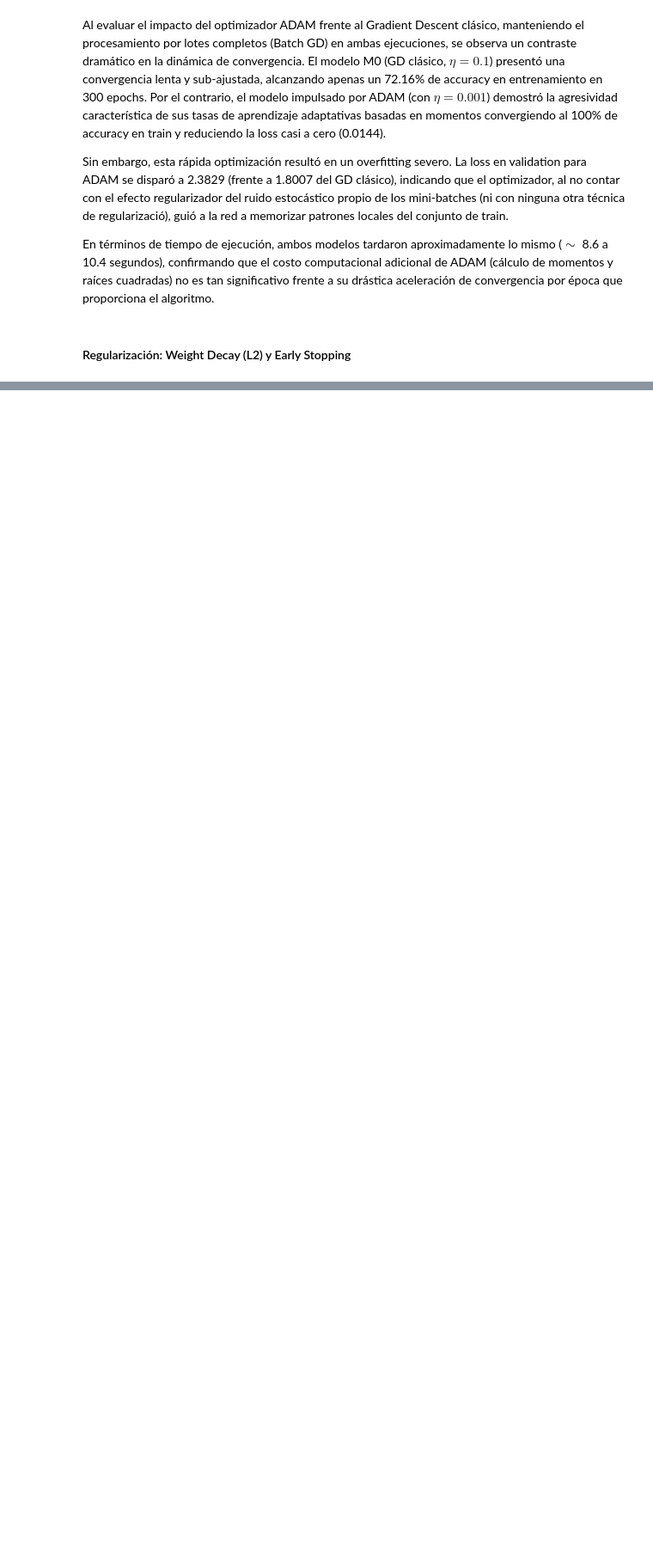
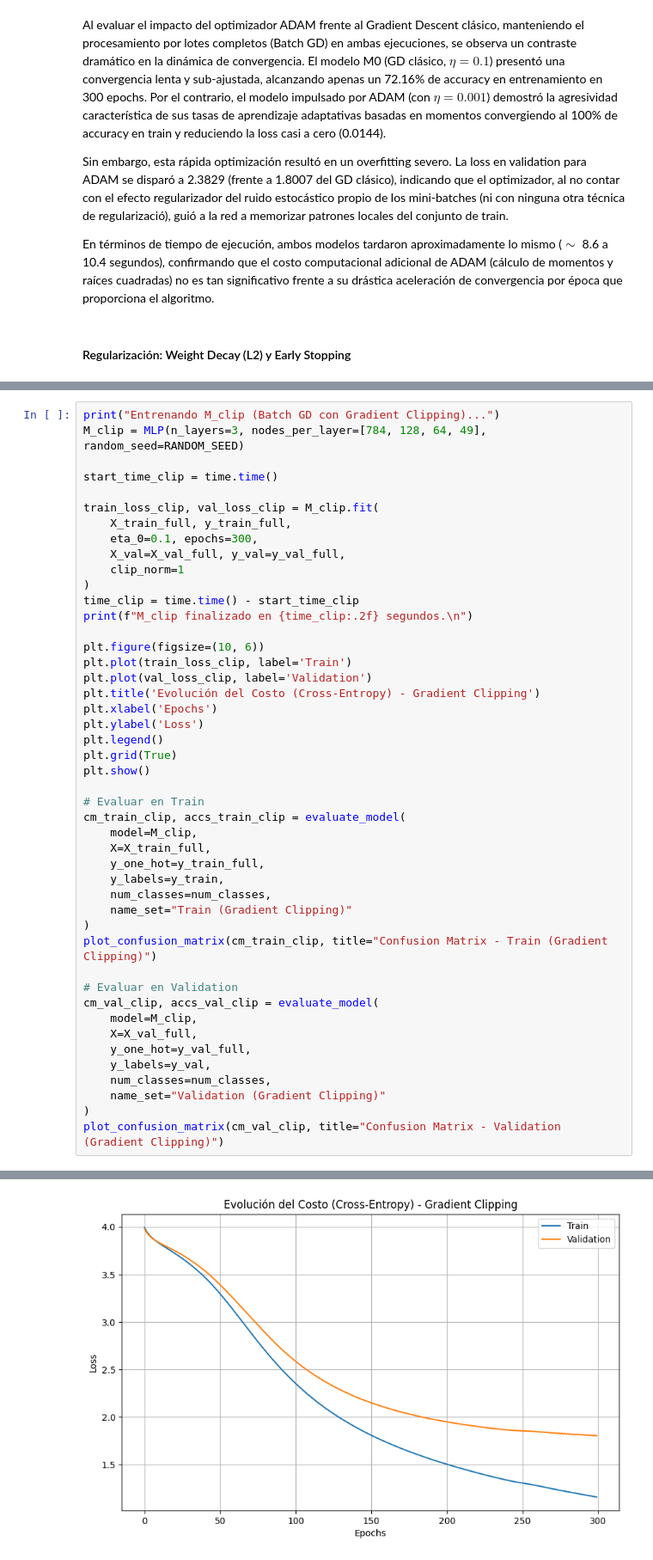
Before and after one commit to Santicar575/TP3_ML_Redes_Neuronales, a Jupyter notebook: notebooks/Entrega_TP3.ipynb, the cells around one changed output, grey strips where cells are left out. Shown at 86% size. Cells and saved outputs as stored; diff of their text form; blank space fills up the shorter version.

```diff
--- a/notebooks/Entrega_TP3.ipynb
+++ b/notebooks/Entrega_TP3.ipynb
@@ -1171,0 +1176,47 @@ La evaluación comparativa de regularizadores sobre el optimizador ADAM revela d
+# %%
+print("Entrenando M_clip (Batch GD con Gradient Clipping)...")
+M_clip = MLP(n_layers=3, nodes_per_layer=[784, 128, 64, 49], random_seed=RANDOM_SEED)
+
+start_time_clip = time.time()
+
+train_loss_clip, val_loss_clip = M_clip.fit(
+    X_train_full, y_train_full,
+    eta_0=0.1, epochs=300,
+    X_val=X_val_full, y_val=y_val_full,
+    clip_norm=1
+)
+time_clip = time.time() - start_time_clip
+print(f"M_clip finalizado en {time_clip:.2f} segundos.\n")
+
+plt.figure(figsize=(10, 6))
+plt.plot(train_loss_clip, label='Train')
+plt.plot(val_loss_clip, label='Validation')
+plt.title('Evolución del Costo (Cross-Entropy) - Gradient Clipping')
+plt.xlabel('Epochs')
+plt.ylabel('Loss')
+plt.legend()
+plt.grid(True)
+plt.show()
+
+# Evaluar en Train
+cm_train_clip, accs_train_clip = evaluate_model(
+    model=M_clip,
+    X=X_train_full,
+    y_one_hot=y_train_full,
+    y_labels=y_train,
+    num_classes=num_classes,
+    name_set="Train (Gradient Clipping)"
+)
+plot_confusion_matrix(cm_train_clip, title="Confusion Matrix - Train (Gradient Clipping)")
+
+# Evaluar en Validation
+cm_val_clip, accs_val_clip = evaluate_model(
+    model=M_clip,
+    X=X_val_full,
+    y_one_hot=y_val_full,
+    y_labels=y_val,
+    num_classes=num_classes,
+    name_set="Validation (Gradient Clipping)"
+)
+plot_confusion_matrix(cm_val_clip, title="Confusion Matrix - Validation (Gradient Clipping)")
+# %% [output]
@@ -1171,0 +1225 @@ La evaluación comparativa de regularizadores sobre el optimizador ADAM revela d
+[figure, added]
```
Also changed, not shown: parts of 28 cells of this notebook, 2 other files.
